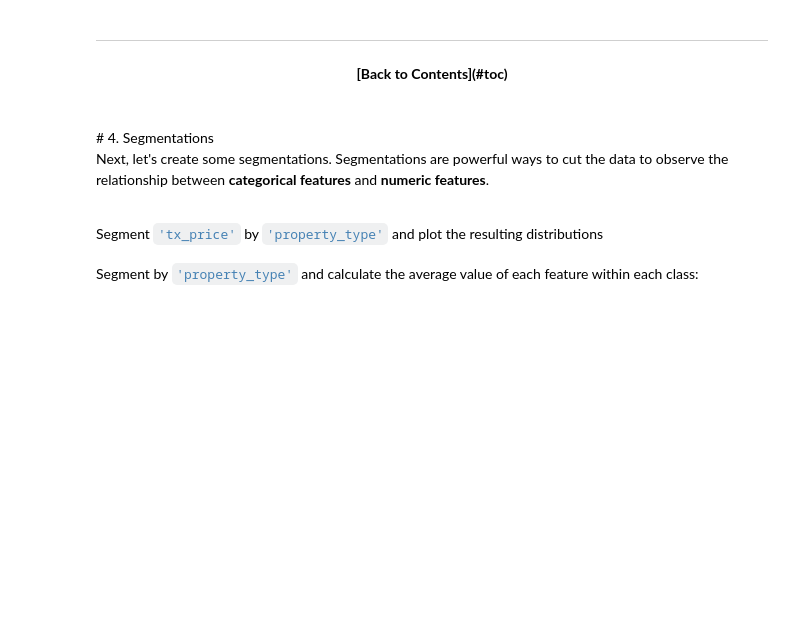
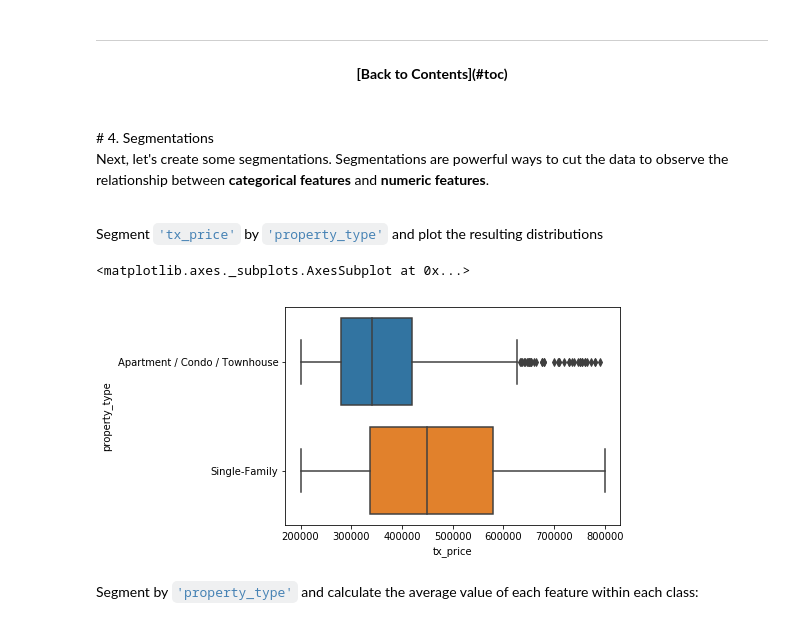
Before and after one commit to baskoroi/elite-ml, a Jupyter notebook: workbooks/project-2/Module 1 - Exploratory Analysis.ipynb, the cells around one changed output. Cells and saved outputs as stored; diff of their text form; code cells hidden in the pictures; blank space fills up the shorter version.

```diff
--- a/workbooks/project-2/Module 1 - Exploratory Analysis.ipynb
+++ b/workbooks/project-2/Module 1 - Exploratory Analysis.ipynb
@@ -200,3 +314,13 @@ Segment <code style="color:steelblue">'tx_price'</code> by <code style="color:st
+# %%
+# Segment tx_price by property_type and plot distributions
+sns.boxplot(y='property_type', x='tx_price', data=df)
+
+# Doodling shit around, fucker :D
+# print(df.dtypes[df.dtypes != 'object'])
+# sns.boxplot(y='exterior_walls', x='sqft', data=df)
+# %% [output]
+<matplotlib.axes._subplots.AxesSubplot at 0x...>
+[figure, added]
 # %% [markdown]
 Segment by <code style="color:steelblue">'property_type'</code> and calculate the average value of each feature within each class:
 # %%
```
Also changed, not shown: parts of 21 cells of this notebook, 1 other file.
